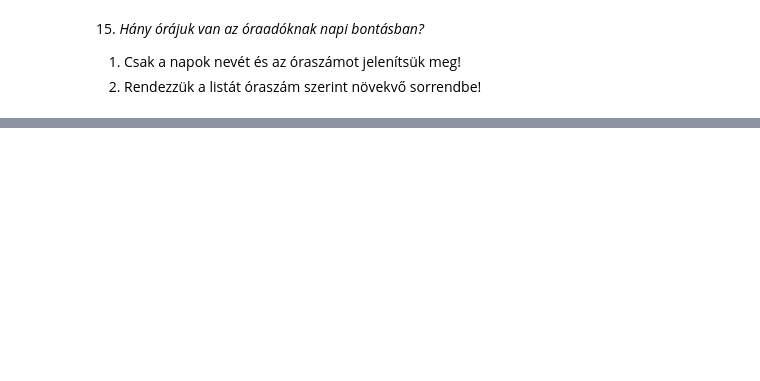
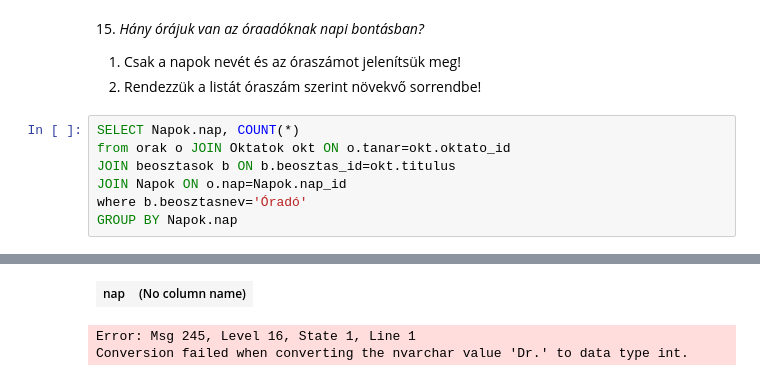
Before and after one commit to kardosfran/adatbazisok, a Jupyter notebook: gyak3/adatbazisok/gyakorlat03_feladatok.ipynb, the cells around one changed output, grey strips where cells are left out. Saved outputs shown, nothing was run; the diff lists cells and outputs as text; blank space fills up the shorter version.

```diff
--- a/gyak3/adatbazisok/gyakorlat03_feladatok.ipynb
+++ b/gyak3/adatbazisok/gyakorlat03_feladatok.ipynb
@@ -207,3 +215,11 @@ Total execution time: 00:00:00.011
 
 1. Csak a napok nevét és az óraszámot jelenítsük meg!
 2. Rendezzük a listát óraszám szerint növekvő sorrendbe!
+# %%
+SELECT Napok.nap, COUNT(*)
+from orak o JOIN Oktatok okt ON o.tanar=okt.oktato_id
+JOIN beosztasok b ON b.beosztas_id=okt.titulus
+JOIN Napok ON o.nap=Napok.nap_id
+where b.beosztasnev='Óradó'
+GROUP BY Napok.nap
+# %% [output]
@@ -209,0 +227,3 @@ Total execution time: 00:00:00.011
+| nap | (No column name) |
+Error: Msg 245, Level 16, State 1, Line 1
+Conversion failed when converting the nvarchar value 'Dr.' to data type int.
```
Also changed, not shown: parts of 5 cells of this notebook.
